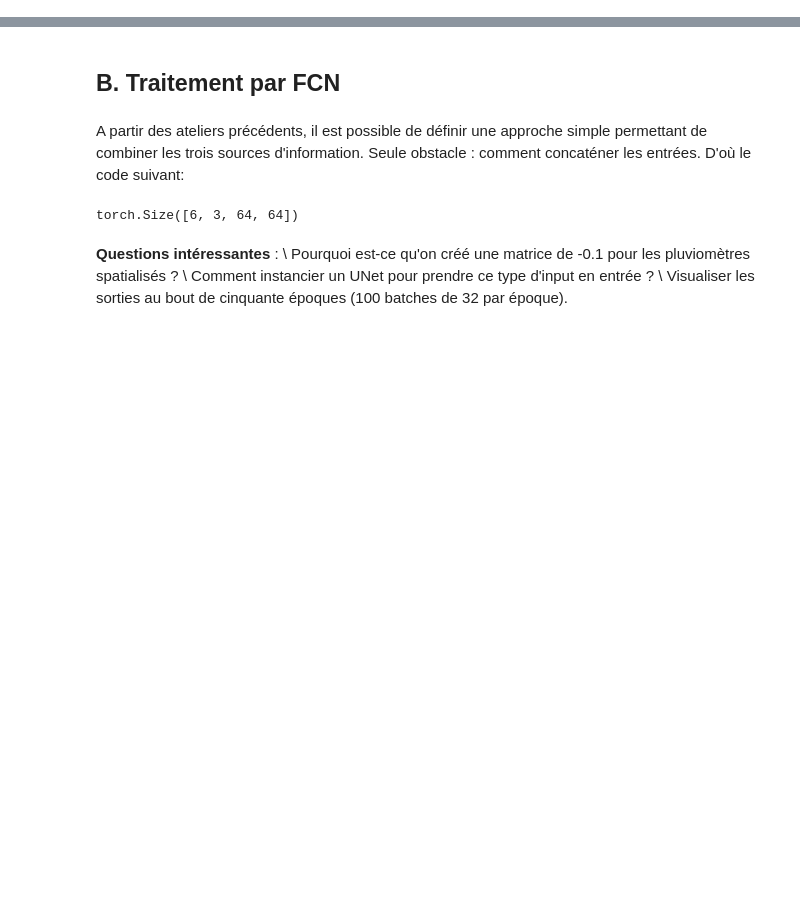
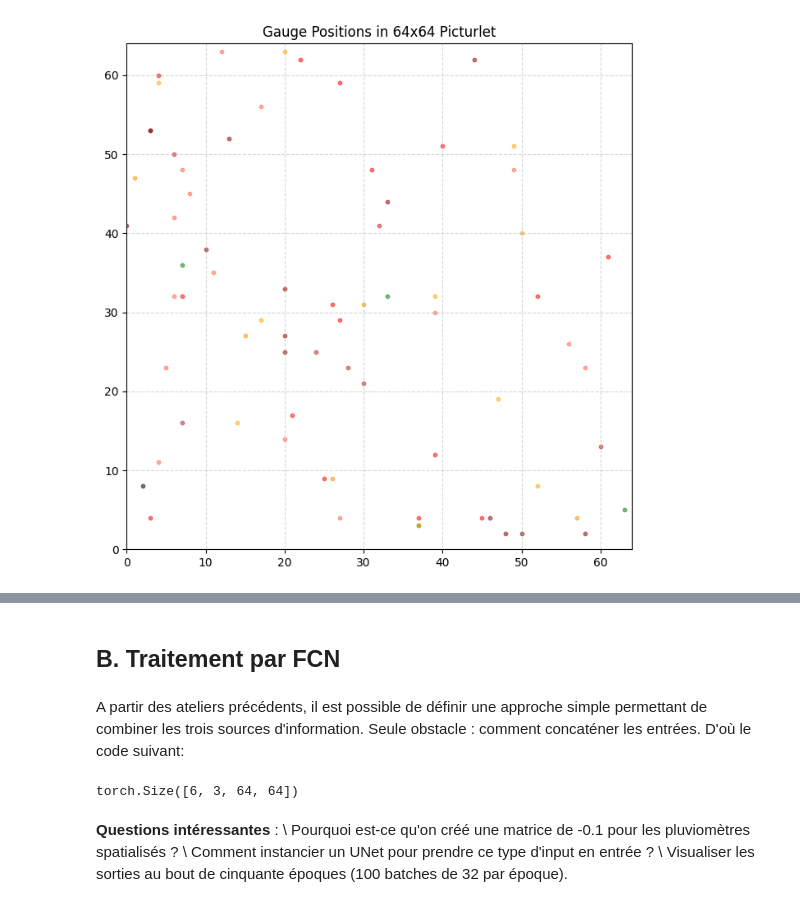
Before and after one commit to nanopiero/fusion_2d_od, a Jupyter notebook: notebooks/build_fusion_2d_of_problem.ipynb, the cells around one changed output, grey strips where cells are left out. Saved outputs shown, nothing was run; the diff lists cells and outputs as text; code cells hidden in the pictures; blank space fills up the shorter version.

```diff
--- a/notebooks/build_fusion_2d_of_problem.ipynb
+++ b/notebooks/build_fusion_2d_of_problem.ipynb
@@ -174,0 +198,20 @@ plot_sampled_positions(gauge_positions, title="Uniformly Sampled Points")
+# %%
+import torch
+
+# Define the threshold distance (integer sqrt(2 * 70^2))
+radius = int((2 * 70**2) ** 0.5)
+
+# Compute pairwise squared distances using broadcasting
+coords = all_gauge_data[:, :2]  # Extract x, y positions only
+diffs = coords.unsqueeze(1) - coords.unsqueeze(0)  # Compute (x_i - x_j), (y_i - y_j) for all pairs
+dists_sq = (diffs ** 2).sum(dim=2)  # Compute squared Euclidean distance
+
+# Find indices where distance is within threshold
+within_range = dists_sq <= radius ** 2  # Boolean mask
+
+# Create the neighborhood dictionary
+nd = {i: torch.where(within_range[i])[0].tolist() for i in range(coords.shape[0])}
+
+# Print a small sample of the neighborhood dictionary
+sample_nd = {k: nd[k] for k in list(nd.keys())[:10]}
+print(sample_nd)
@@ -174,0 +241,2 @@ plot_sampled_positions(gauge_positions, title="Uniformly Sampled Points")
+# %%
+nd_stacked = {i: torch.tensor(neighbors, dtype=torch.int64) for i, neighbors in nd.items()}
@@ -175,3 +314,23 @@ plot_sampled_positions(gauge_positions, title="Uniformly Sampled Points")
+# %%
+# Iterate dataset and visualize
+plt.figure(figsize=(8, 8))
+colors = {0: 'green', 1: 'black', 2: 'red', 3: 'orange', 4: 'darkred', 5: 'tomato', 6: 'firebrick', 7: 'darkorange'}
+
+for i in range(len(gauge_dataset)):
+    gauges = gauge_dataset[i]
+    for gauge in gauges:
+        x, y, cls = gauge.tolist()
+        plt.scatter(x, y, s=10, alpha=0.5, c=colors.get(int(cls), 'gray'))
+    break
+
+plt.xlim(0, 64)
+plt.ylim(0, 64)
+plt.gca().set_aspect('equal', adjustable='box')
+plt.title("Gauge Positions in 64x64 Picturlet")
+plt.grid(True, linestyle="--", alpha=0.5)
+plt.show()
+# %% [output]
+[figure, added]
 # %%
 
 def extract_random_points(images, M):
```
Also changed, not shown: parts of 17 cells of this notebook.
